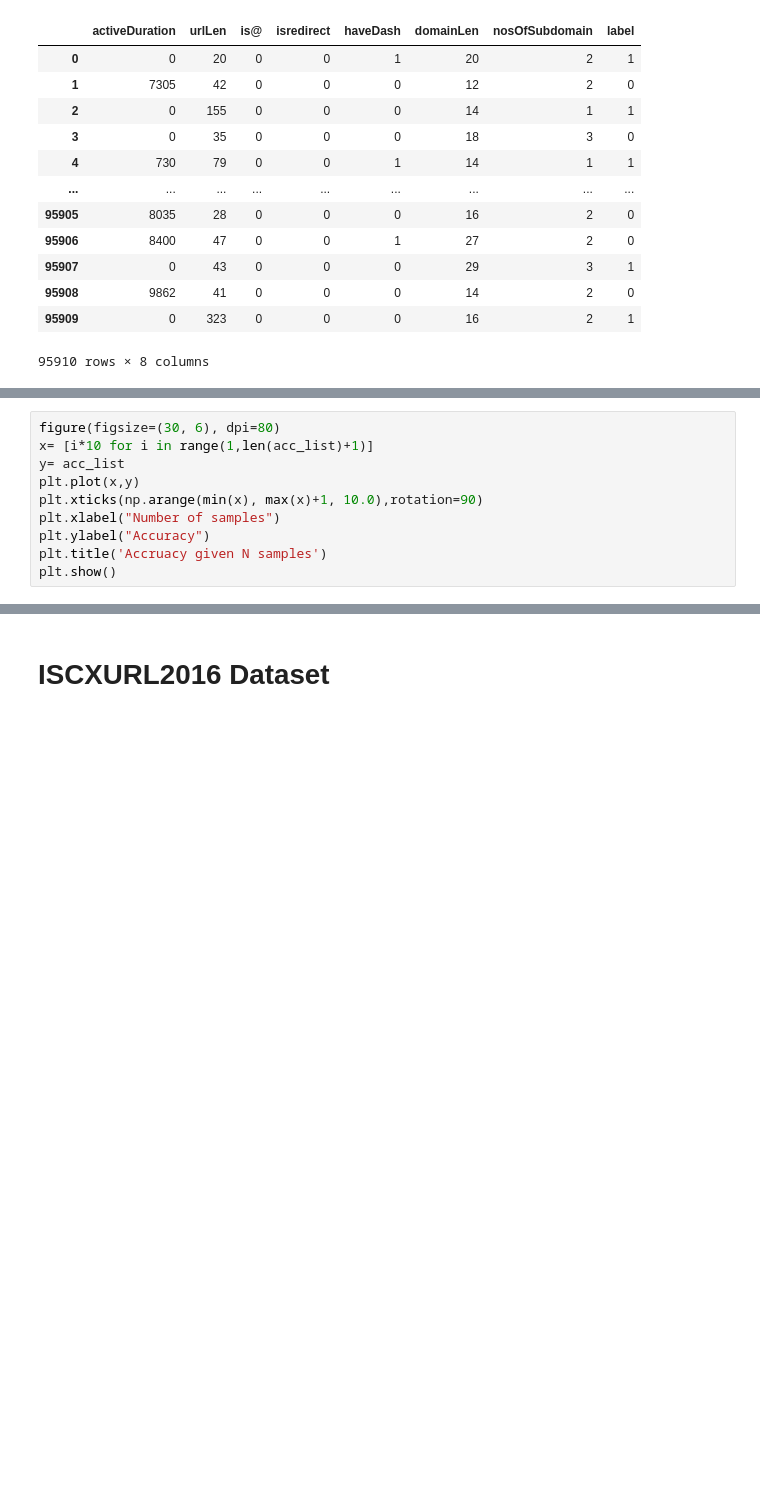
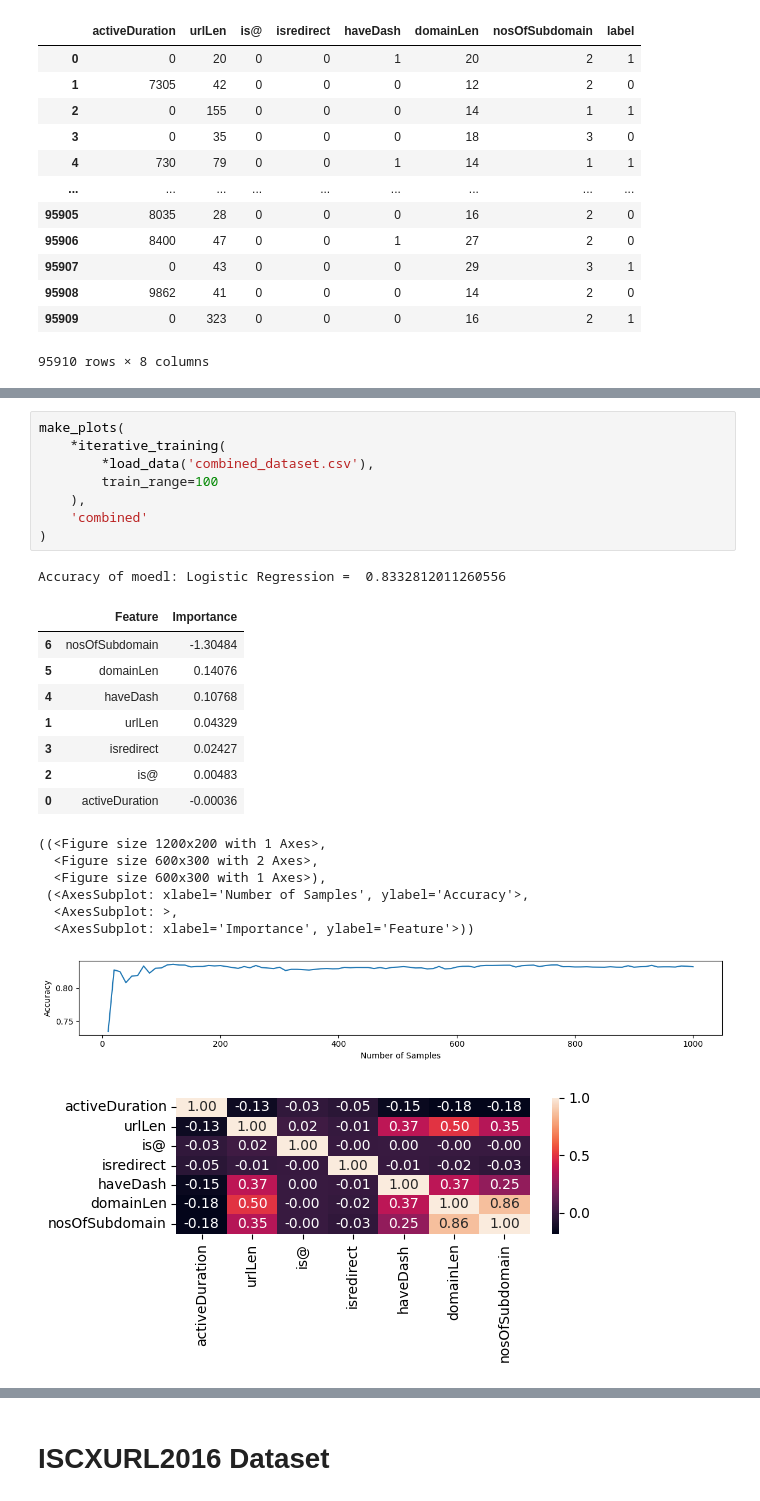
Before and after one commit to AI-and-Blockchain/F22_Web_Spam_Cleanup, a Jupyter notebook: Machine Learning on Spam Data/Test_data.ipynb, the cells around one changed output, grey strips where cells are left out. Saved outputs shown, nothing was run; the diff lists cells and outputs as text; blank space fills up the shorter version.

Commit message:
New figures generated

```diff
--- a/Machine Learning on Spam Data/Test_data.ipynb
+++ b/Machine Learning on Spam Data/Test_data.ipynb
@@ -184,10 +83,0 @@ Feature: nosOfSubdomain, Score: -1.29896
-# %%
-figure(figsize=(30, 6), dpi=80)
-x= [i*10 for i in range(1,len(acc_list)+1)]
-y= acc_list
-plt.plot(x,y)
-plt.xticks(np.arange(min(x), max(x)+1, 10.0),rotation=90)
-plt.xlabel("Number of samples")
-plt.ylabel("Accuracy")
-plt.title('Accruacy given N samples')
-plt.show()
@@ -195,0 +192,26 @@ plt.show()
+# %%
+make_plots(
+    *iterative_training(
+        *load_data('combined_dataset.csv'),
+        train_range=100
+    ),
+    'combined'
+)
+# %% [output]
+Accuracy of moedl: Logistic Regression =  0.8332812011260556
+|  | Feature | Importance |
+| 6 | nosOfSubdomain | -1.30484 |
+| 5 | domainLen | 0.14076 |
+| 4 | haveDash | 0.10768 |
+| 1 | urlLen | 0.04329 |
+| 3 | isredirect | 0.02427 |
+| 2 | is@ | 0.00483 |
+| 0 | activeDuration | -0.00036 |
+((<Figure size 1200x200 with 1 Axes>,
+  <Figure size 600x300 with 2 Axes>,
+  <Figure size 600x300 with 1 Axes>),
+ (<AxesSubplot: xlabel='Number of Samples', ylabel='Accuracy'>,
+  <AxesSubplot: >,
+  <AxesSubplot: xlabel='Importance', ylabel='Feature'>))
+[figure, added]
+[figure, added]
```
Also changed, not shown: parts of 15 cells of this notebook, 8 other files.
